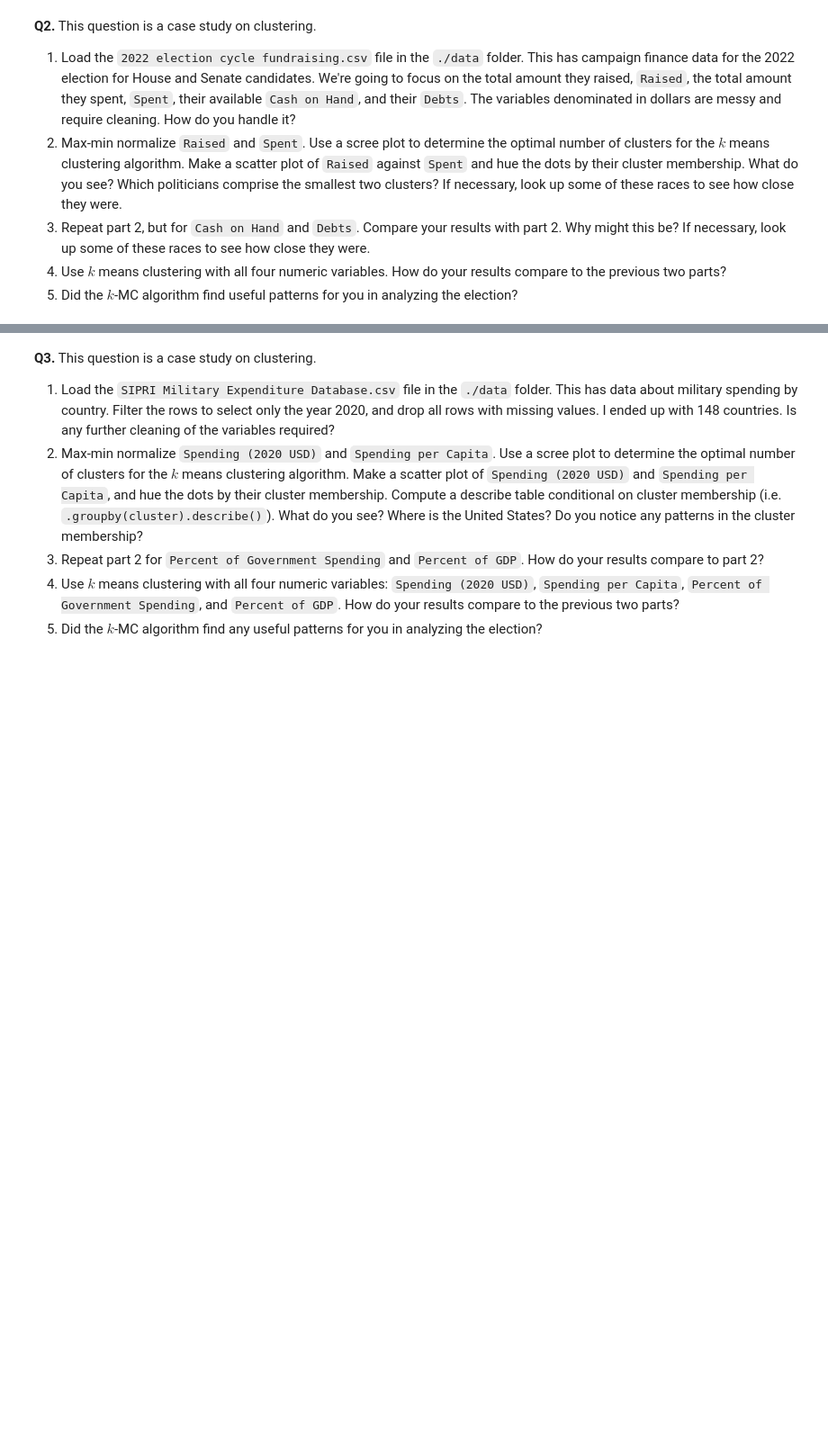
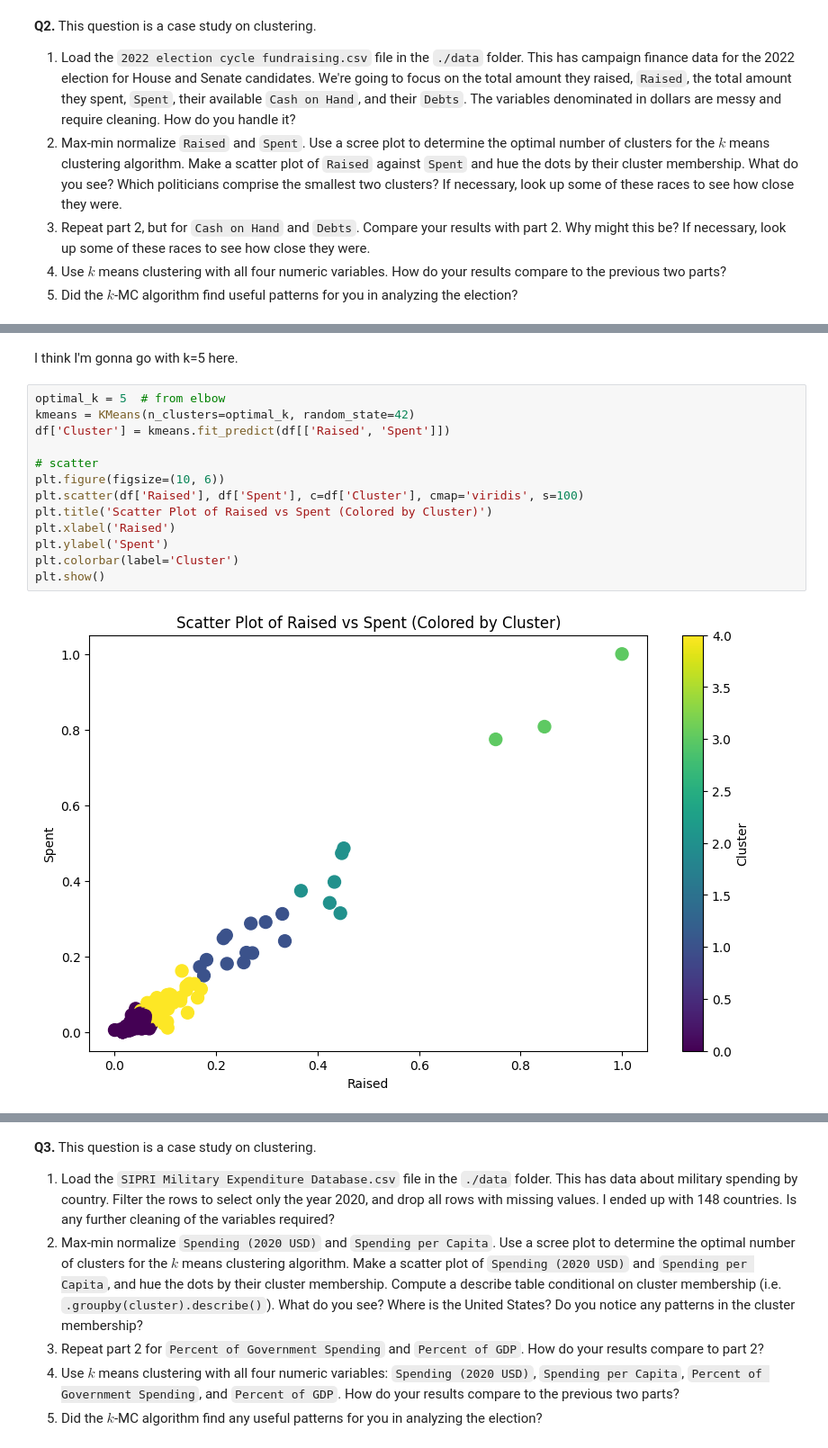
Before and after one commit to sutherlandn/clustering, a Jupyter notebook: assignment/assignment_clustering.ipynb, the cells around one changed output, grey strips where cells are left out. Shown at 90% size. Drawn from its saved outputs; the diff is of its cells as text; blank space fills up the shorter version.

```diff
--- a/assignment/assignment_clustering.ipynb
+++ b/assignment/assignment_clustering.ipynb
@@ -150,0 +194,17 @@ The elbow method is a way to determine the optimal number of clusters by seeing
+# %% [markdown]
+I think I'm gonna go with k=5 here.
+# %%
+optimal_k = 5  # from elbow
+kmeans = KMeans(n_clusters=optimal_k, random_state=42)
+df['Cluster'] = kmeans.fit_predict(df[['Raised', 'Spent']])
+
+# scatter
+plt.figure(figsize=(10, 6))
+plt.scatter(df['Raised'], df['Spent'], c=df['Cluster'], cmap='viridis', s=100)
+plt.title('Scatter Plot of Raised vs Spent (Colored by Cluster)')
+plt.xlabel('Raised')
+plt.ylabel('Spent')
+plt.colorbar(label='Cluster')
+plt.show()
+# %% [output]
+[figure, added]
```
Also changed, not shown: parts of 9 cells of this notebook.
